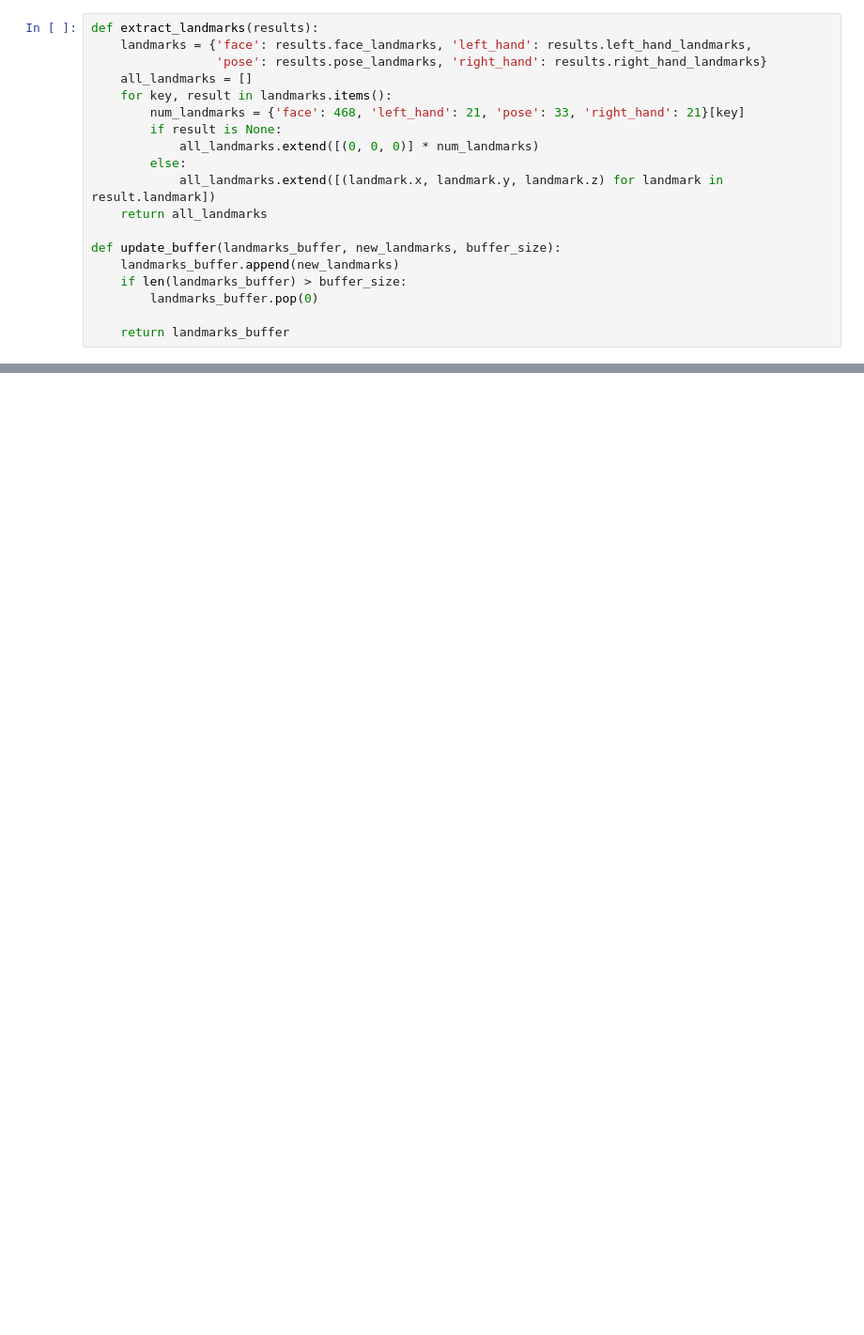
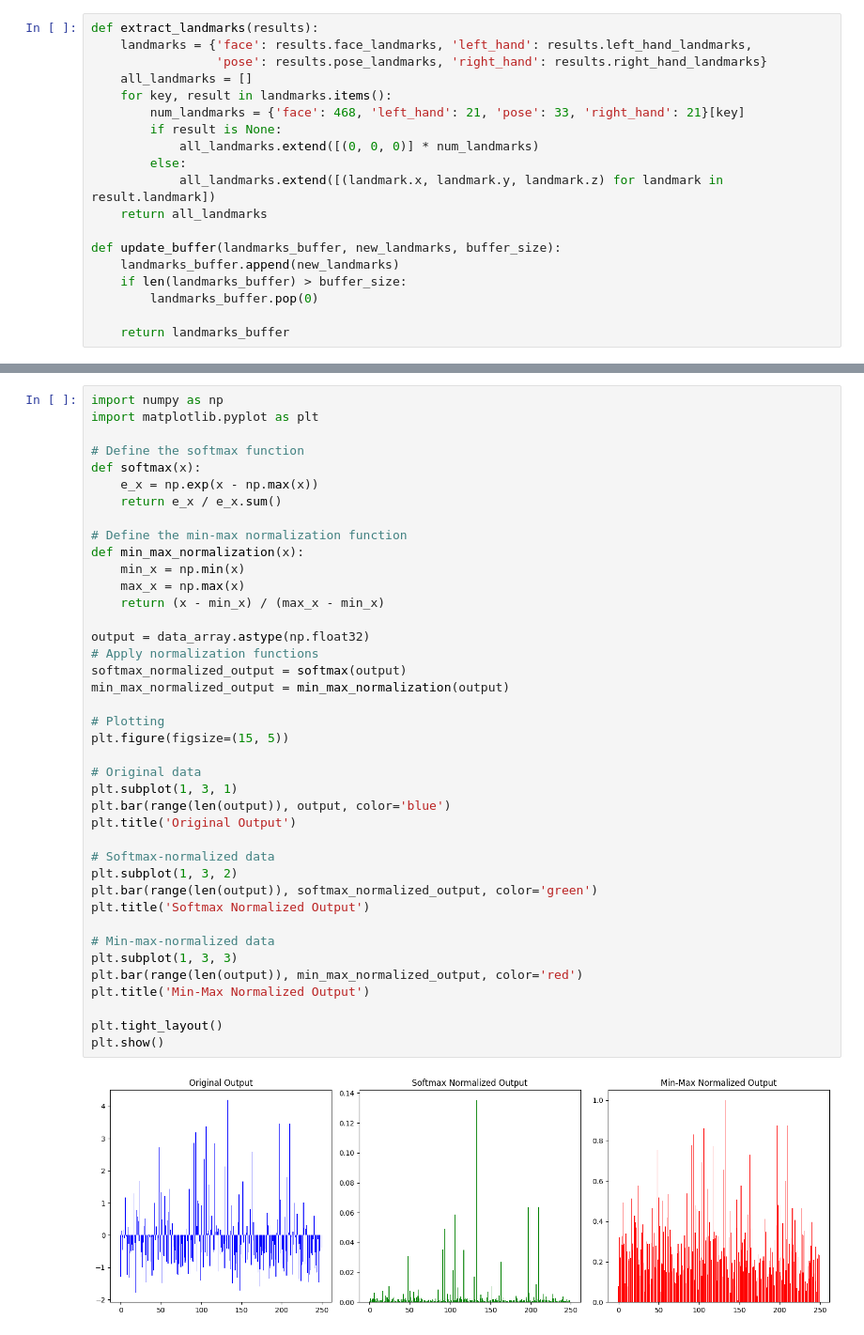
Before and after one commit to aghassel/Real-Time-ASL-Translation, a Jupyter notebook: live_translation.ipynb, the cells around one changed output, grey strips where cells are left out. Shown at 94% size. Cells and saved outputs as stored; diff of their text form; blank space fills up the shorter version.

```diff
--- a/live_translation.ipynb
+++ b/live_translation.ipynb
@@ -118,0 +226,42 @@ cv2.destroyAllWindows()
+# %%
+import numpy as np
+import matplotlib.pyplot as plt
+
+# Define the softmax function
+def softmax(x):
+    e_x = np.exp(x - np.max(x))
+    return e_x / e_x.sum()
+
+# Define the min-max normalization function
+def min_max_normalization(x):
+    min_x = np.min(x)
+    max_x = np.max(x)
+    return (x - min_x) / (max_x - min_x)
+
+output = data_array.astype(np.float32)
+# Apply normalization functions
+softmax_normalized_output = softmax(output)
+min_max_normalized_output = min_max_normalization(output)
+
+# Plotting
+plt.figure(figsize=(15, 5))
+
+# Original data
+plt.subplot(1, 3, 1)
+plt.bar(range(len(output)), output, color='blue')
+plt.title('Original Output')
+
+# Softmax-normalized data
+plt.subplot(1, 3, 2)
+plt.bar(range(len(output)), softmax_normalized_output, color='green')
+plt.title('Softmax Normalized Output')
+
+# Min-max-normalized data
+plt.subplot(1, 3, 3)
+plt.bar(range(len(output)), min_max_normalized_output, color='red')
+plt.title('Min-Max Normalized Output')
+
+plt.tight_layout()
+plt.show()
+# %% [output]
+[figure, added]
```
Also changed, not shown: parts of 4 cells of this notebook, 2 other files.
